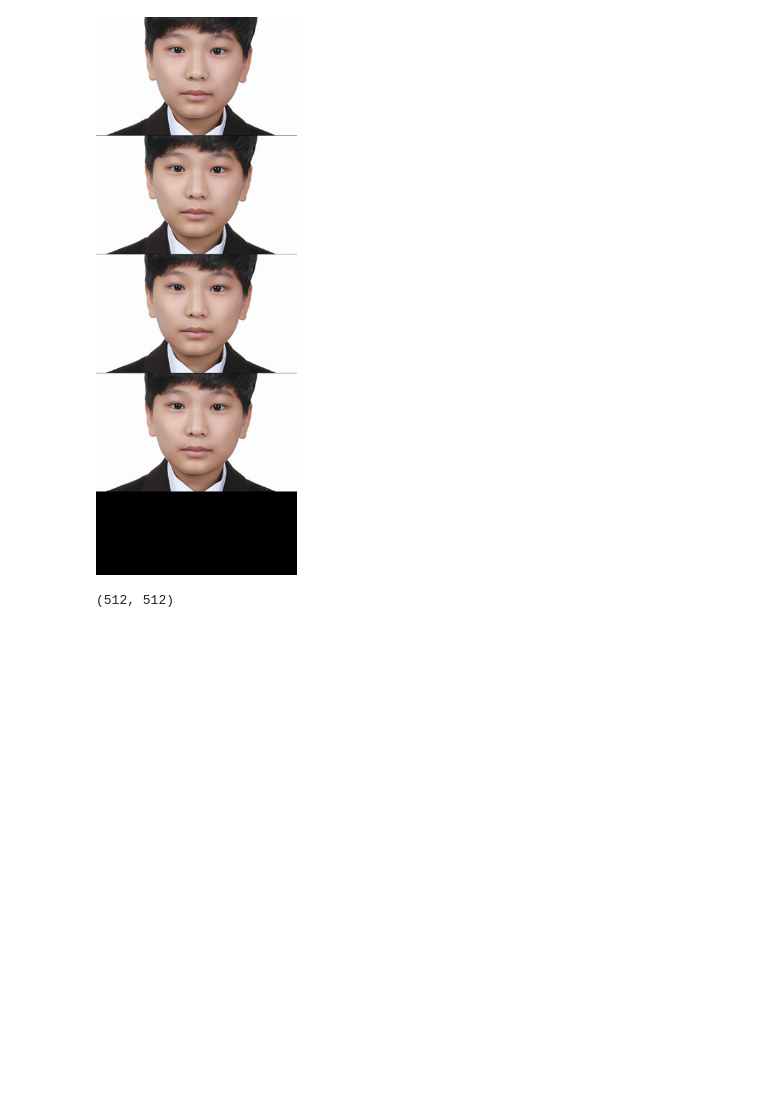
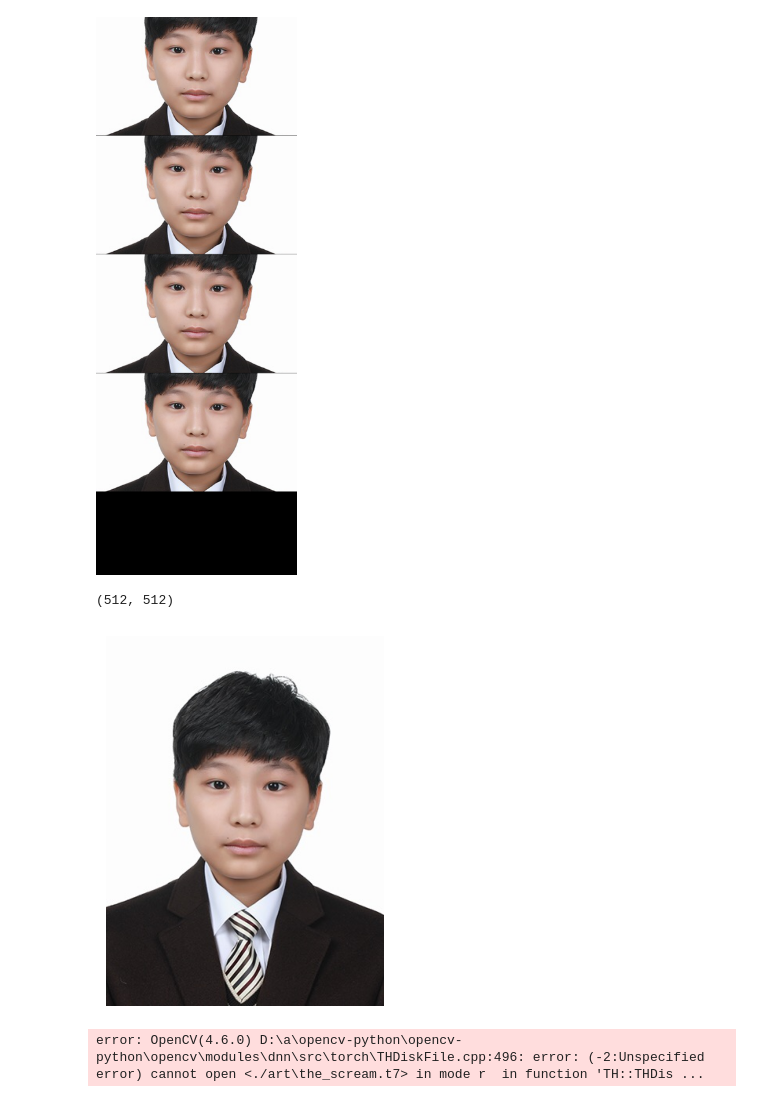
Before and after one commit to yoonhero/semsem, a Jupyter notebook: caricature/test.ipynb, the cells around one changed output. Cells and saved outputs as stored; diff of their text form; code cells hidden in the pictures; blank space fills up the shorter version.

```diff
--- a/caricature/test.ipynb
+++ b/caricature/test.ipynb
@@ -364,3 +364,18 @@ face2paint = torch.hub.load(
 
 dummy_data = torch.empty(1, 3, 224, 224, dtype = torch.float32)
 torch.onnx.export(net, dummy_data, "output.onnx")
+# %%
+# Import Libraries
+import os
+import cv2
+import numpy as np
+import matplotlib.pyplot as plt
+
+# Load base image
+img = cv2.imread("./test_img.JPG")
+img = cv2.cvtColor(img, cv2.COLOR_BGR2RGB)
+plt.imshow(img)
+plt.axis("off")
+plt.show()
+# %% [output]
+[figure, added]
@@ -366,0 +387,49 @@ torch.onnx.export(net, dummy_data, "output.onnx")
+# %%
+# Apply Neural Style Transfer
+output_dic = {}
+for i, mod in enumerate(models):
+    text = str(mod)[:-3]
+    style = cv2.imread(os.path.join("./art", text + ".jpg"))
+
+    # Load Neural Transfer Style Model
+    model_neural = cv2.dnn.readNetFromTorch(os.path.join("./art", mod))
+
+    # Resize and make smaller (takes forever to perform on large images)
+    height, width = img.shape[0], img.shape[1]
+    new_height = 640
+    new_width = int((new_height/height) * width)
+    new_img = cv2.resize(
+        img,
+        (new_width, new_height),
+        interpolation = cv2.INTER_AREA
+    )
+
+    # Create a blob from the image and perform a forward pass considering the mean (R, G, B) values from ImageNet
+    R, G, B = 103.93, 116.77, 123.68
+    input_blob = cv2.dnn.blobFromImage(
+        new_img,
+        1,
+        (new_width, new_height),
+        (R, G, B),
+        swapRB = False,
+        crop = False
+    )
+    model_neural.setInput(input_blob)
+    output = model_neural.forward()
+
+    # Reshape the output Tensor
+    output = output.reshape(output.shape[1], output.shape[2], output.shape[3])
+    # Adding the mean (R, G, B) values from ImageNet
+    output[0] += R
+    output[1] += G
+    output[2] += B
+
+    # Normalize output
+    output /= 255
+    # Ensure range of values in between (0, 1)
+    output = output.clip(0, 1)
+    output = output.transpose(1, 2, 0)
+
+    output_dic[text] = output
+# %% [output]
+error: OpenCV(4.6.0) D:\a\opencv-python\opencv-python\opencv\modules\dnn\src\torch\THDiskFile.cpp:496: error: (-2:Unspecified error) cannot open <./art\the_scream.t7> in mode r  in function 'TH::THDis ...
```
Also changed, not shown: parts of 3 cells of this notebook, 12 other files.
